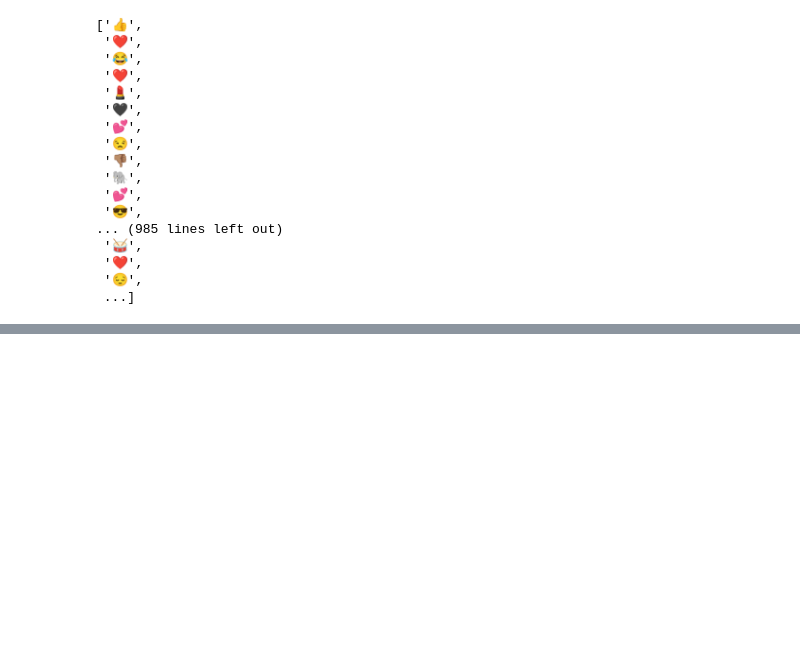
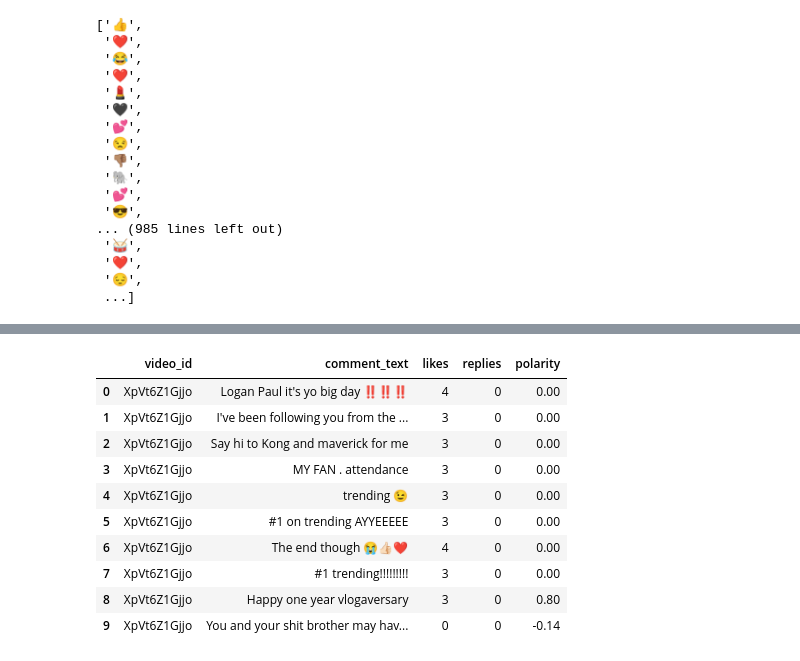
Before and after one commit to Nishantthakurrr/Text-Data-Analysis-Youtube, a Jupyter notebook: Youtube_Text_Data_Analysis.ipynb, the cells around one changed output, grey strips where cells are left out. Cells and saved outputs as stored; diff of their text form; code cells hidden in the pictures; blank space fills up the shorter version.

```diff
--- a/Youtube_Text_Data_Analysis.ipynb
+++ b/Youtube_Text_Data_Analysis.ipynb
@@ -350,0 +352,14 @@ Emoji_comments.to_csv(r"vC:\Users\nishant\Downloads\Emoji_data.csv", index=False
+# %%
+q.head(10)
+# %% [output]
+|  | video_id | comment_text | likes | replies | polarity |
+| 0 | XpVt6Z1Gjjo | Logan Paul it's yo big day ‼️‼️‼️ | 4 | 0 | 0.00 |
+| 1 | XpVt6Z1Gjjo | I've been following you from the ... | 3 | 0 | 0.00 |
+| 2 | XpVt6Z1Gjjo | Say hi to Kong and maverick for me | 3 | 0 | 0.00 |
+| 3 | XpVt6Z1Gjjo | MY FAN . attendance | 3 | 0 | 0.00 |
+| 4 | XpVt6Z1Gjjo | trending 😉 | 3 | 0 | 0.00 |
+| 5 | XpVt6Z1Gjjo | #1 on trending AYYEEEEE | 3 | 0 | 0.00 |
+| 6 | XpVt6Z1Gjjo | The end though 😭👍🏻❤️ | 4 | 0 | 0.00 |
+| 7 | XpVt6Z1Gjjo | #1 trending!!!!!!!!! | 3 | 0 | 0.00 |
+| 8 | XpVt6Z1Gjjo | Happy one year vlogaversary | 3 | 0 | 0.80 |
+| 9 | XpVt6Z1Gjjo | You and your shit brother may hav... | 0 | 0 | -0.14 |
```
Also changed, not shown: parts of 8 cells of this notebook.
